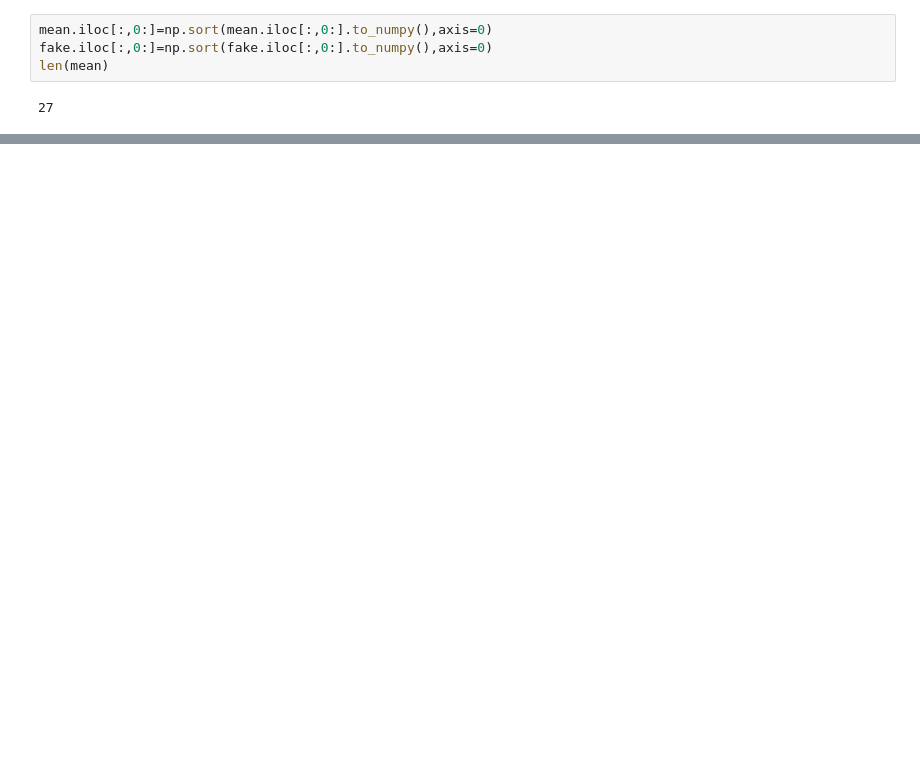
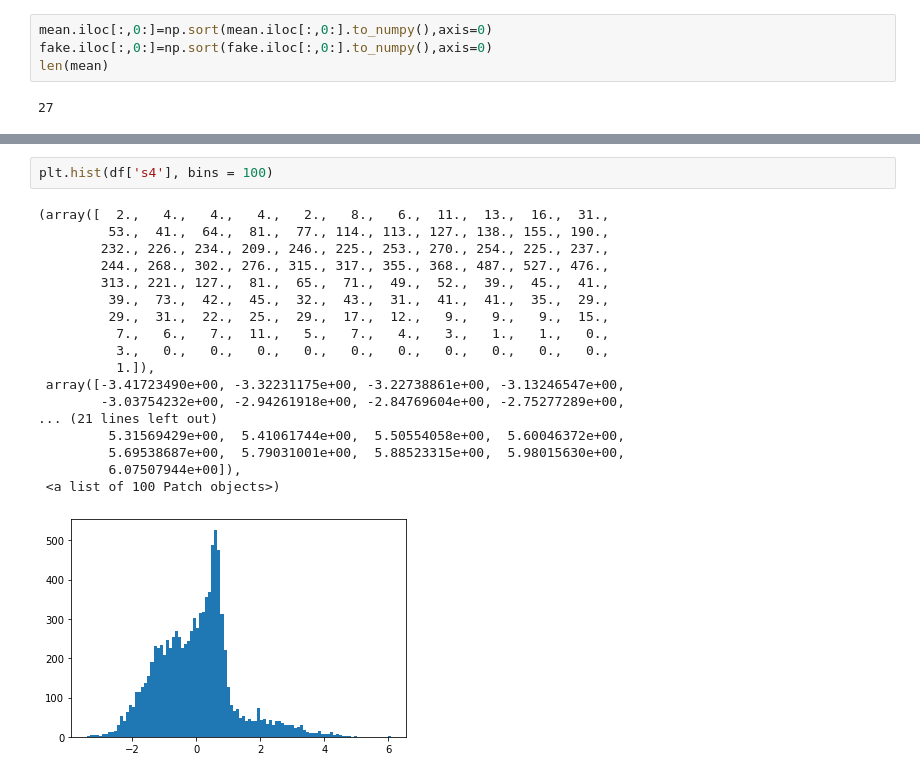
Before and after one commit to BenedettaFrancesconi/GenHack_challenge, a Jupyter notebook: notebooks/Data_Exploration.ipynb, the cells around one changed output, grey strips where cells are left out. Drawn from its saved outputs; the diff is of its cells as text; blank space fills up the shorter version.

```diff
--- a/notebooks/Data_Exploration.ipynb
+++ b/notebooks/Data_Exploration.ipynb
@@ -419,0 +371,21 @@ array(0)
+# %%
+plt.hist(df['s4'], bins = 100)
+# %% [output]
+(array([  2.,   4.,   4.,   4.,   2.,   8.,   6.,  11.,  13.,  16.,  31.,
+         53.,  41.,  64.,  81.,  77., 114., 113., 127., 138., 155., 190.,
+        232., 226., 234., 209., 246., 225., 253., 270., 254., 225., 237.,
+        244., 268., 302., 276., 315., 317., 355., 368., 487., 527., 476.,
+        313., 221., 127.,  81.,  65.,  71.,  49.,  52.,  39.,  45.,  41.,
+         39.,  73.,  42.,  45.,  32.,  43.,  31.,  41.,  41.,  35.,  29.,
+         29.,  31.,  22.,  25.,  29.,  17.,  12.,   9.,   9.,   9.,  15.,
+          7.,   6.,   7.,  11.,   5.,   7.,   4.,   3.,   1.,   1.,   0.,
+          3.,   0.,   0.,   0.,   0.,   0.,   0.,   0.,   0.,   0.,   0.,
+          1.]),
+ array([-3.41723490e+00, -3.32231175e+00, -3.22738861e+00, -3.13246547e+00,
+        -3.03754232e+00, -2.94261918e+00, -2.84769604e+00, -2.75277289e+00,
+... (21 lines left out)
+         5.31569429e+00,  5.41061744e+00,  5.50554058e+00,  5.60046372e+00,
+         5.69538687e+00,  5.79031001e+00,  5.88523315e+00,  5.98015630e+00,
+         6.07507944e+00]),
+ <a list of 100 Patch objects>)
+[figure, added]
```
Also changed, not shown: parts of 26 cells of this notebook.
